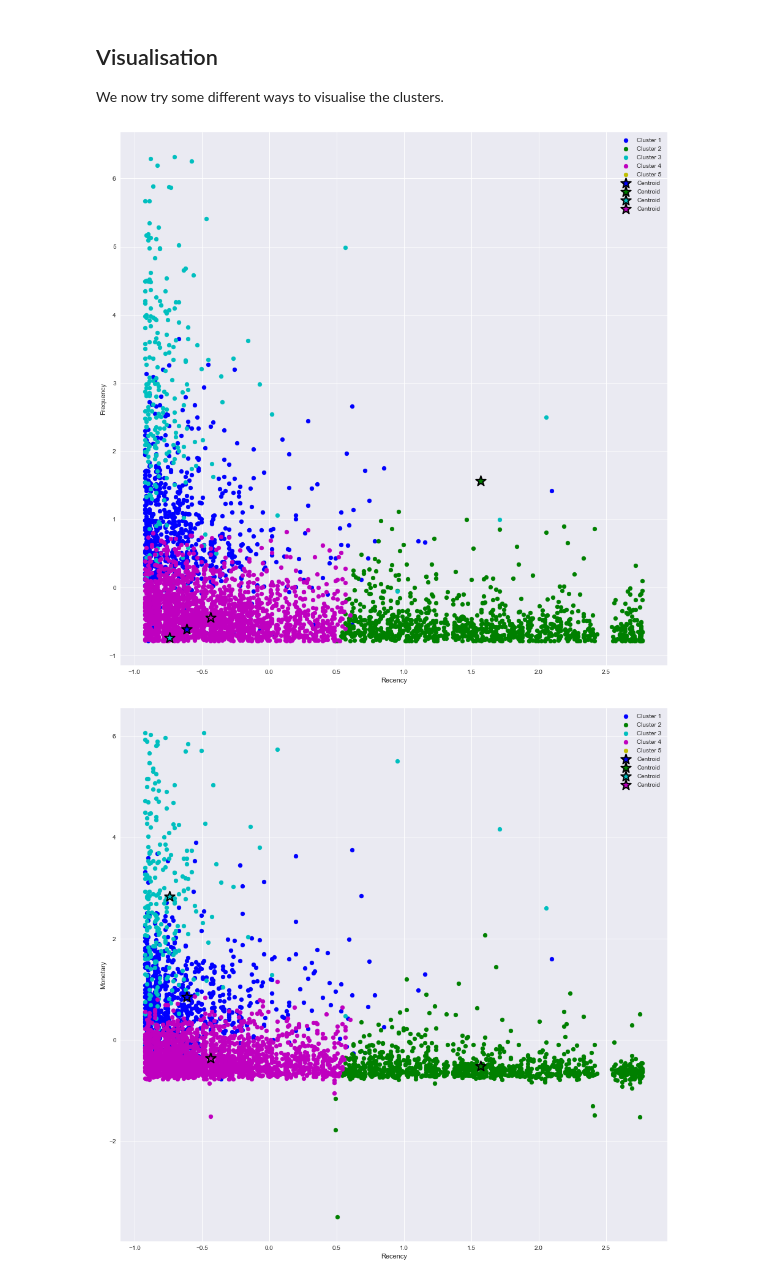
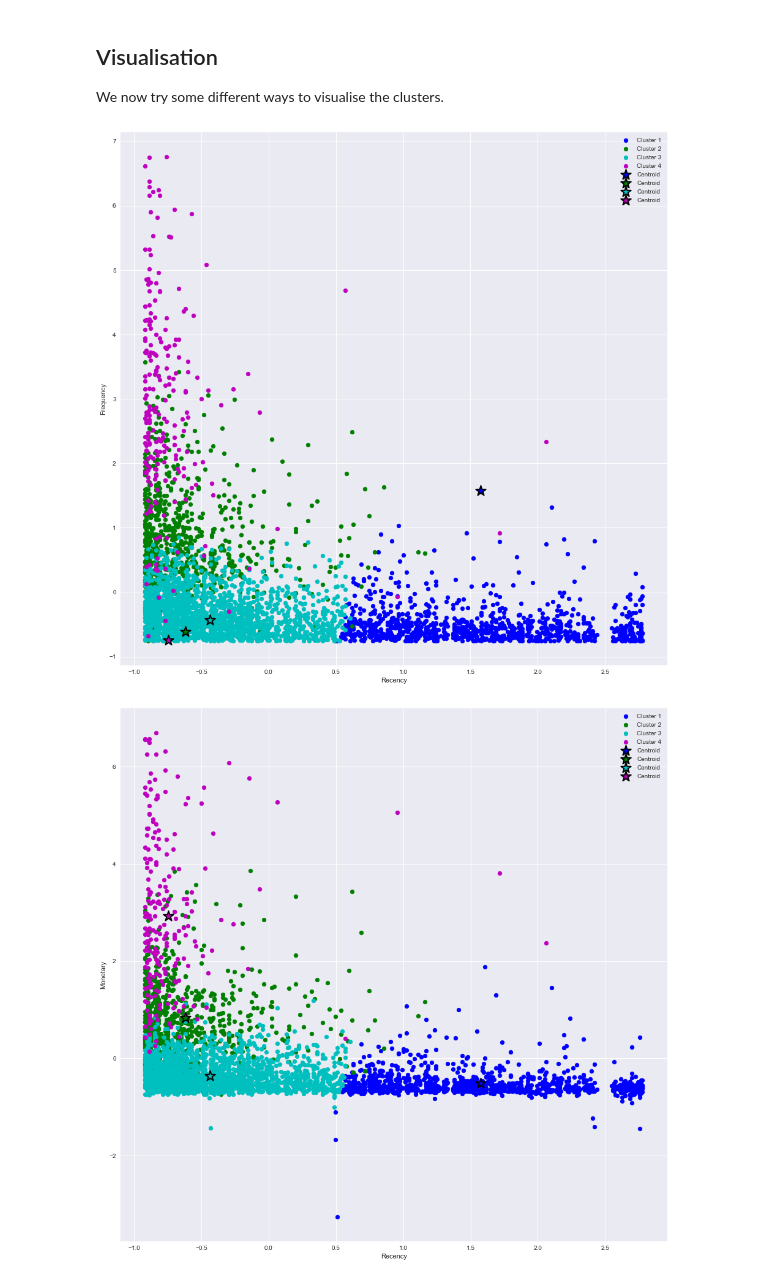
Before and after one commit to rhs13/project-kmeans, a Jupyter notebook: kmeans.ipynb, the cells around one changed output. Drawn from its saved outputs; the diff is of its cells as text; code cells hidden in the pictures.

```diff
--- a/kmeans.ipynb
+++ b/kmeans.ipynb
@@ -289,7 +300,7 @@ KMeans(n_clusters=4, random_state=566)
 # %%
 # We now assign the labels from the method to each customer.
-rfm['ClusterID'] = kmeans.labels_
-rfmDF_rescale['ClusterID'] = kmeans.labels_
+rfm['ClusterID'] = kmeans.labels_ + 1 # Cluster lables from 1 to 4 rather than 0 to 3 for simplicity.
+rfmDF_rescale['ClusterID'] = kmeans.labels_ + 1
 rfm.head()
 # %% [output]
 |  | CustomerID | Recency | Frequency | Monetary | ClusterID |
@@ -313,35 +324,33 @@ We now try some different ways to visualise the clusters.
 # %%
 # We first look at some pairwise relations compared to the clustering using scatter plots coloured by cluster.
 centroids = kmeans.cluster_centers_ # Get the centres of each cluster to put on plot
 
 # Loop to get each pairwise combination of features.
 for i in ['Recency', 'Frequency']:
     for j in ['Frequency', 'Monetary']:
         if i == j:
             continue
         else:
             fig, ax = plt.subplots(figsize=(16,16))
 
             xCentres = centroids[:, ['Recency', 'Frequency'].index(i)]
             yCentres = centroids[:, ['Frequency', 'Monetary'].index(j)]
 
-            plt.scatter(rfmDF_rescale.loc[rfmDF_rescale['ClusterID'] == 0, i], rfmDF_rescale.loc[rfmDF_rescale['ClusterID'] == 0, j],
+            plt.scatter(rfmDF_rescale.loc[rfmDF_rescale['ClusterID'] == 1, i], rfmDF_rescale.loc[rfmDF_rescale['ClusterID'] == 1, j],
                             c='b', label='Cluster 1')
-            plt.scatter(rfmDF_rescale.loc[rfmDF_rescale['ClusterID'] == 1, i], rfmDF_rescale.loc[rfmDF_rescale['ClusterID'] == 1, j],
+            plt.scatter(rfmDF_rescale.loc[rfmDF_rescale['ClusterID'] == 2, i], rfmDF_rescale.loc[rfmDF_rescale['ClusterID'] == 2, j],
                             c='g', label='Cluster 2')
-            plt.scatter(rfmDF_rescale.loc[rfmDF_rescale['ClusterID'] == 2, i], rfmDF_rescale.loc[rfmDF_rescale['ClusterID'] == 2, j],
+            plt.scatter(rfmDF_rescale.loc[rfmDF_rescale['ClusterID'] == 3, i], rfmDF_rescale.loc[rfmDF_rescale['ClusterID'] == 3, j],
                             c='c', label='Cluster 3')
-            plt.scatter(rfmDF_rescale.loc[rfmDF_rescale['ClusterID'] == 3, i], rfmDF_rescale.loc[rfmDF_rescale['ClusterID'] == 3, j],
+            plt.scatter(rfmDF_rescale.loc[rfmDF_rescale['ClusterID'] == 4, i], rfmDF_rescale.loc[rfmDF_rescale['ClusterID'] == 4, j],
                             c='m', label='Cluster 4')
-            plt.scatter(rfmDF_rescale.loc[rfmDF_rescale['ClusterID'] == 4, i], rfmDF_rescale.loc[rfmDF_rescale['ClusterID'] == 4, j],
-                            c='y', label='Cluster 5')
             for k in range(len(centroids)):
                 colours = ['b','g','c','m','y']
                 plt.scatter(xCentres[k], yCentres[k], c=colours[k], edgecolors='black', linewidth=2, marker='*', s=300, label='Centroid')
 
             plt.legend()
             plt.xlabel(i)
             plt.ylabel(j);
 # %% [output]
-[figure, old version]
+[figure, new version]
-[figure, old version]
+[figure, new version]
```
Also changed, not shown: parts of 14 cells of this notebook.
